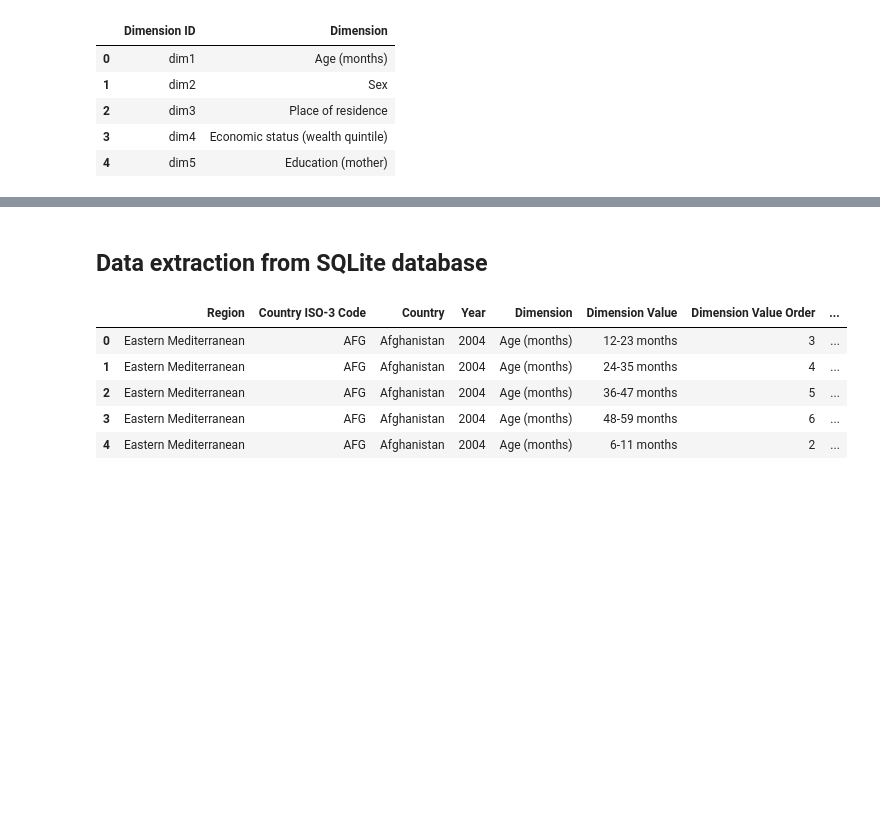
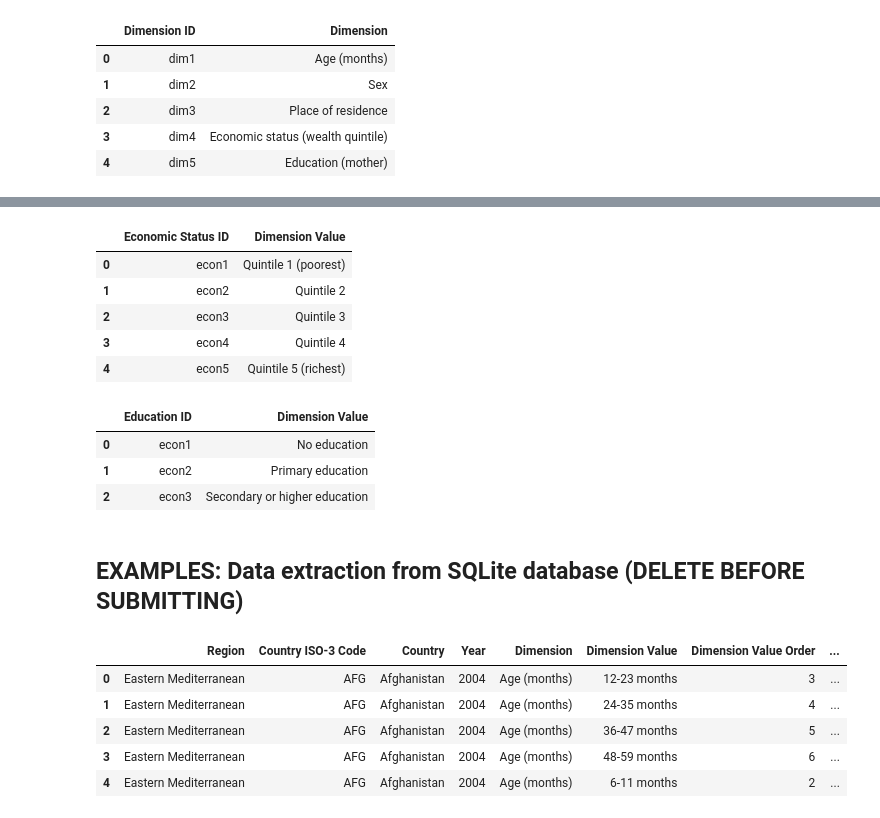
Before and after one commit to blmccourt/proj3-group8, a Jupyter notebook: child_malnutrition_analysis.ipynb, the cells around one changed output, grey strips where cells are left out. Cells and saved outputs as stored; diff of their text form; code cells hidden in the pictures; blank space fills up the shorter version.

```diff
--- a/child_malnutrition_analysis.ipynb
+++ b/child_malnutrition_analysis.ipynb
@@ -878,5 +1036,31 @@ df_from_db.head()
+# %%
+# Save the economic status dataset to the SQLite database
+economic_status_df.to_sql('economic_status', conn, if_exists='replace', index=False)
+
+# Query to ensure the data was stored correctly
+df_from_db = pd.read_sql('SELECT * FROM economic_status', conn)
+df_from_db
+# %% [output]
+|  | Economic Status ID | Dimension Value |
+| 0 | econ1 | Quintile 1 (poorest) |
+| 1 | econ2 | Quintile 2 |
+| 2 | econ3 | Quintile 3 |
+| 3 | econ4 | Quintile 4 |
+| 4 | econ5 | Quintile 5 (richest) |
+# %%
+# Save the education dataset to the SQLite database
+education_df.to_sql('education', conn, if_exists='replace', index=False)
+
+# Query to ensure the data was stored correctly
+df_from_db = pd.read_sql('SELECT * FROM education', conn)
+df_from_db
+# %% [output]
+|  | Education ID | Dimension Value |
+| 0 | econ1 | No education |
+| 1 | econ2 | Primary education |
+| 2 | econ3 | Secondary or higher education |
 # %% [markdown]
-## Data extraction from SQLite database
+## EXAMPLES: Data extraction from SQLite database (DELETE BEFORE SUBMITTING)
 # %%
 # Query the database from the clean data table by the age dimension and create a dataframe
 age_df_from_db = pd.read_sql("SELECT * FROM clean_data WHERE Dimension == 'Age (months)'", conn)
```
Also changed, not shown: parts of 84 cells of this notebook, 19 other files.
